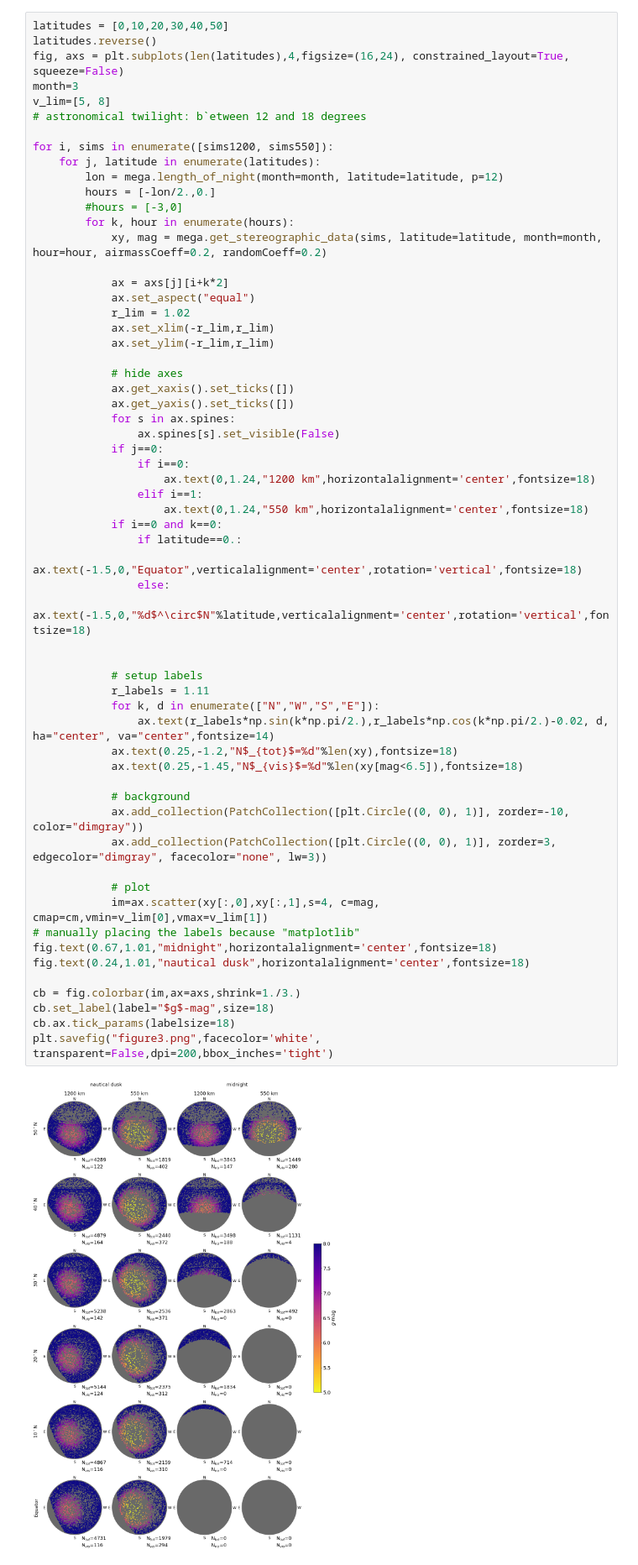
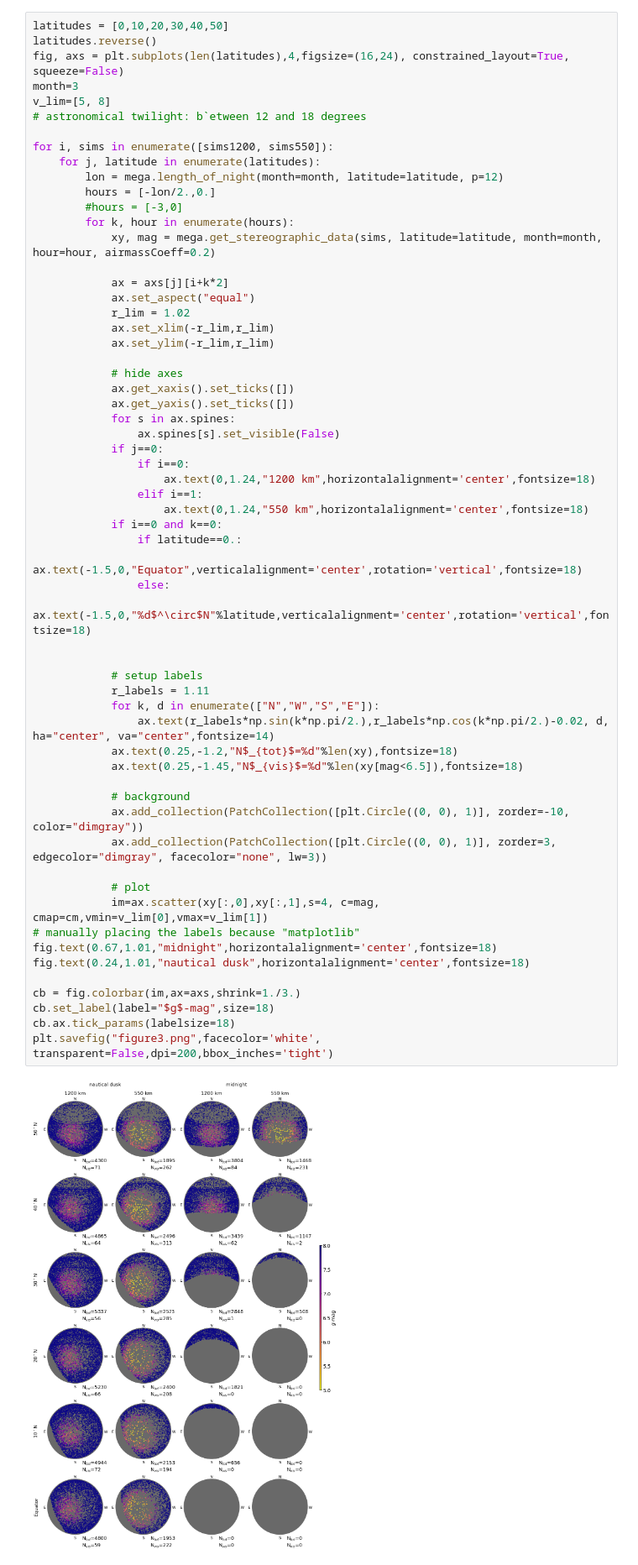
Before and after one commit to hannorein/megaconstellations, a Jupyter notebook: paper/figure3.ipynb, the cells around one changed output. Shown at 84% size. Drawn from its saved outputs; the diff is of its cells as text.

```diff
--- a/paper/figure3.ipynb
+++ b/paper/figure3.ipynb
@@ -37,7 +37,7 @@ for i, sims in enumerate([sims1200, sims550]):
         hours = [-lon/2.,0.]
         #hours = [-3,0]
         for k, hour in enumerate(hours):
-            xy, mag = mega.get_stereographic_data(sims, latitude=latitude, month=month, hour=hour, airmassCoeff=0.2, randomCoeff=0.2)
+            xy, mag = mega.get_stereographic_data(sims, latitude=latitude, month=month, hour=hour, airmassCoeff=0.2)
 
             ax = axs[j][i+k*2]
             ax.set_aspect("equal")
@@ -57,31 +57,31 @@ for i, sims in enumerate([sims1200, sims550]):
                     ax.text(0,1.24,"550 km",horizontalalignment='center',fontsize=18)
             if i==0 and k==0:
                 if latitude==0.:
                     ax.text(-1.5,0,"Equator",verticalalignment='center',rotation='vertical',fontsize=18)
                 else:
                     ax.text(-1.5,0,"%d$^\circ$N"%latitude,verticalalignment='center',rotation='vertical',fontsize=18)
 
 
             # setup labels
             r_labels = 1.11
             for k, d in enumerate(["N","W","S","E"]):
                 ax.text(r_labels*np.sin(k*np.pi/2.),r_labels*np.cos(k*np.pi/2.)-0.02, d, ha="center", va="center",fontsize=14)
             ax.text(0.25,-1.2,"N$_{tot}$=%d"%len(xy),fontsize=18)
             ax.text(0.25,-1.45,"N$_{vis}$=%d"%len(xy[mag<6.5]),fontsize=18)
 
             # background
             ax.add_collection(PatchCollection([plt.Circle((0, 0), 1)], zorder=-10, color="dimgray"))
             ax.add_collection(PatchCollection([plt.Circle((0, 0), 1)], zorder=3, edgecolor="dimgray", facecolor="none", lw=3))
 
             # plot
             im=ax.scatter(xy[:,0],xy[:,1],s=4, c=mag, cmap=cm,vmin=v_lim[0],vmax=v_lim[1])
 # manually placing the labels because "matplotlib"
 fig.text(0.67,1.01,"midnight",horizontalalignment='center',fontsize=18)
 fig.text(0.24,1.01,"nautical dusk",horizontalalignment='center',fontsize=18)
 
 cb = fig.colorbar(im,ax=axs,shrink=1./3.)
 cb.set_label(label="$g$-mag",size=18)
 cb.ax.tick_params(labelsize=18)
 plt.savefig("figure3.png",facecolor='white', transparent=False,dpi=200,bbox_inches='tight')
 # %% [output]
-[figure, old version]
+[figure, new version]
```
Also changed, not shown: 4 other files.
